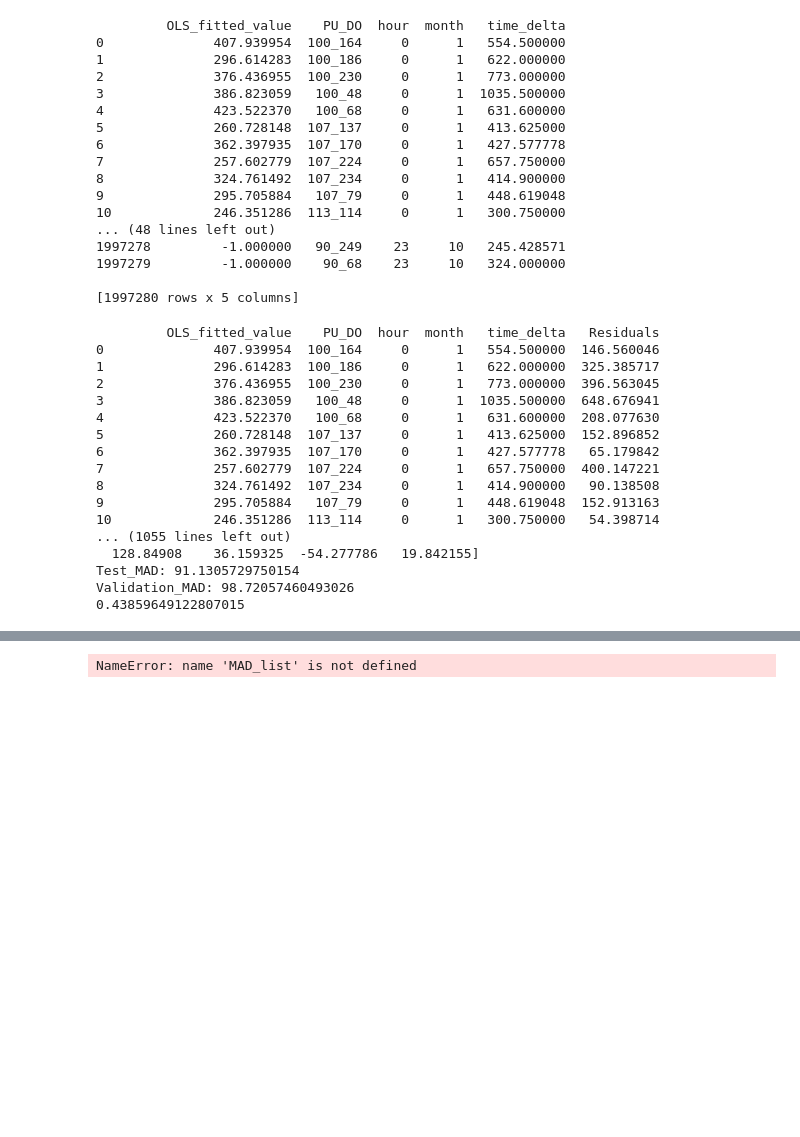
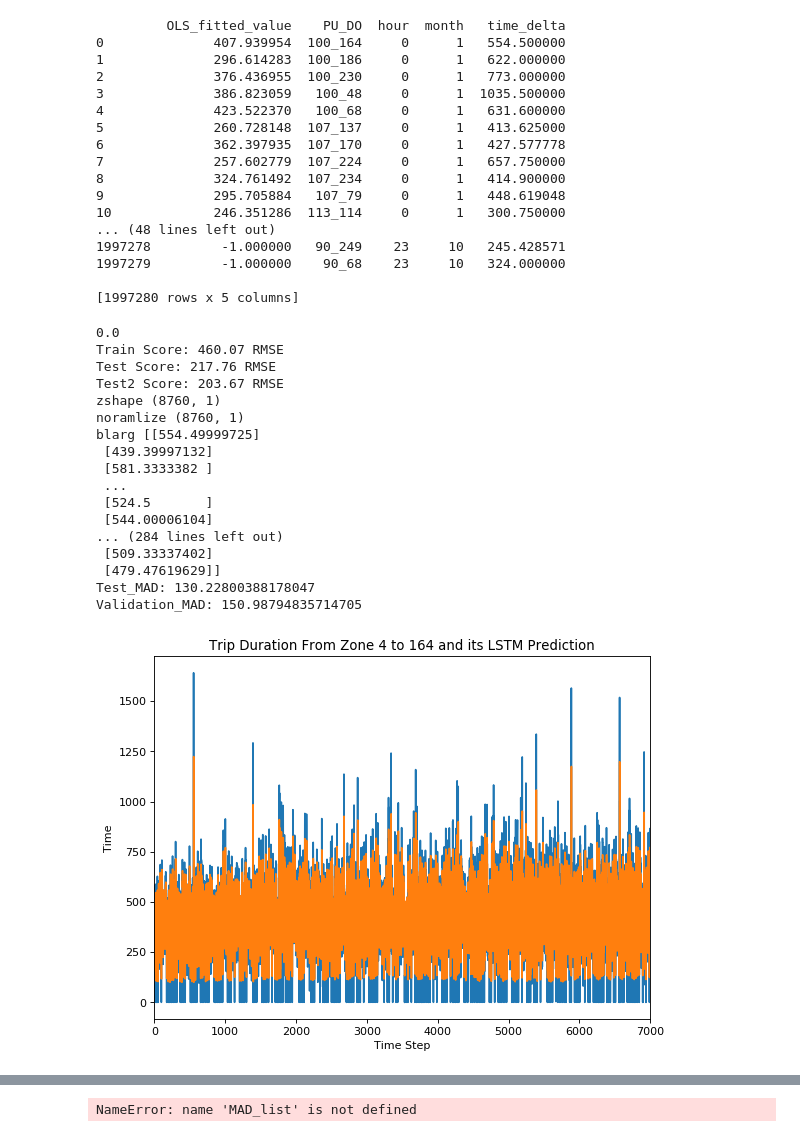
Before and after one commit to khoffm4/Hoffman_Leinwand_COMP755_Project, a Jupyter notebook: Predictive_Model_10-Copy1.ipynb, the cells around one changed output, grey strips where cells are left out. Drawn from its saved outputs; the diff is of its cells as text; code cells hidden in the pictures; blank space fills up the shorter version.

Commit message:
Added LSTM pics

```diff
--- a/Predictive_Model_10-Copy1.ipynb
+++ b/Predictive_Model_10-Copy1.ipynb
@@ -57,12 +56,11 @@ Total_dataframe = dataframe
 
 Total_dataframe = pandas.read_csv('neighbors_2017_combined_train_and_test_with_predictions_fixed_with_zeros.csv', usecols=[4,3,10,11,13])
 Total_dataframe['Residuals'] = Total_dataframe['time_delta'] - Total_dataframe['OLS_fitted_value']
-print(Total_dataframe)
 
 #delete warning flag
 pandas.options.mode.chained_assignment = None  # default='warn'
 
-for i in range(len(PUL_list)):
+for i in range(20):
     print(i/len(PUL_list))
     PULoc = PUL_list[i]
 
@@ -83,6 +81,7 @@ for i in range(len(PUL_list)):
     dataframe = Total_dataframe
     dataframe = dataframe[dataframe['PU_DO'] == PULoc]
     dataframe['Residuals'] = dataset
+    normalizer = dataframe['OLS_fitted_value']
     dataframe = dataframe[dataframe['month'] <= 10]
     dataframe2 = dataframe[dataframe['month'] >= 10]
     dataframe['Residuals']
@@ -145,6 +144,19 @@ for i in range(len(PUL_list)):
     testY = scaler.inverse_transform([testY])
     test2Predict = scaler.inverse_transform(test2Predict)
     test2Y = scaler.inverse_transform([test2Y])
+
+    #Add in the preprocessing
+    normalizer = normalizer.values
+    normalizer = numpy.reshape(normalizer, [len(normalizer),1])
+    trainPredict = trainPredict +  normalizer[0:len(trainPredict)]
+    temp  = normalizer[len(trainPredict)+1 :len(trainPredict)+1 +len(testPredict)-3]
+    testPredict = testPredict + normalizer[len(trainPredict)+1 :len(trainPredict)+1 +len(testPredict)]
+
+    #normalizer = numpy.reshape(normalizer, [len(normalizer),])
+    #print('trainshape:',trainY[0].shape)
+    #print('normalizer:', normalizer.shape)
+    #trainY[0] = trainY[0] + normalizer[:len(trainY[0])]
+
     # calculate root mean squared error
 
     trainScore = math.sqrt(mean_squared_error(trainY[0] ,  trainPredict[:,0]))
@@ -171,50 +183,73 @@ for i in range(len(PUL_list)):
     #testPredictPlot = numpy.empty_like(dataset)
     #testPredictPlot[:, :] = numpy.nan
     #testPredictPlot[len(trainPredict)+(look_back*2)+1:len(dataset)-1, :] = testPredict
     # plot baseline and predictions
     #plt.plot(scaler.inverse_transform(dataset))
     #plt.plot(trainPredictPlot)
     #plt.plot(testPredictPlot)
 
-    print(test2Y[0][0:10])
-    print(test2Predict[:,0][0:10])
+    # shift train predictions for plotting
+    trainPredictPlot = numpy.empty_like(dataset)
+    trainPredictPlot[:, :] = numpy.nan
+    trainPredictPlot[look_back:len(trainPredict)+look_back, :] = trainPredict
+    # shift test predictions for plotting
+    testPredictPlot = numpy.empty_like(dataset)
+    testPredictPlot[:, :] = numpy.nan
+    testPredictPlot[len(trainPredict)+(look_back*2)+1:len(dataset)-1, :] = testPredict
+    # plot baseline and predictions
+    from matplotlib.pyplot import figure
+    figure(num=None, figsize=(8, 6), dpi=80, facecolor='w', edgecolor='k')
+    z = scaler.inverse_transform(dataset)
+    print('zshape', z.shape)
+    print('noramlize',  normalizer[:len(dataset)].shape)
+    print('blarg', scaler.inverse_transform(dataset) + normalizer[:len(dataset)])
+    temp = scaler.inverse_transform(dataset) + normalizer[:len(dataset)]
+    plt.plot(scaler.inverse_transform(dataset)+ normalizer[:len(dataset)] )
+    plt.plot(trainPredictPlot)
+    plt.plot(testPredictPlot)
+    plt.title('Trip Duration From Zone 4 to 164 and its LSTM Prediction')
+    plt.xlabel('Time Step')
+    plt.ylabel('Time')
+    plt.xlim((0,7000))
+
 
 
 
     RMSE_list[i] = test2Score
     Test2_MAPE = numpy.mean(abs(test2Y[0]- test2Predict[:,0] ))
     MAPE_list[i] = Test2_MAPE
     print('Test_MAD:', Test2_MAPE)
 
     #print('Testy:', (testY[0])[0:10])
     #print('Testpredict:', testPredict[:,0])
 
     Test_MAPE = numpy.mean(abs(testY[0]- testPredict[:,0] )  )
     print('Validation_MAD:', Test_MAPE)
 
     Test2_MAD = numpy.mean(abs(test2Y[0]- test2Predict[:,0]))
     Test_MAD = numpy.mean(abs(testY[0]- testPredict[:,0]))
     #print('Test_MAD:', Test2_MAPE)
     #print('Validation_MAD:', Test_MAPE)
 
         #Save the Model
     filename = 'Time_LSTM_Resid' + str(i)  +'.sav'
-    pickle.dump(model, open(filename, 'wb'))
+    #pickle.dump(model, open(filename, 'wb'))
 # %% [output]
-         OLS_fitted_value    PU_DO  hour  month   time_delta   Residuals
-0              407.939954  100_164     0      1   554.500000  146.560046
-1              296.614283  100_186     0      1   622.000000  325.385717
-2              376.436955  100_230     0      1   773.000000  396.563045
-3              386.823059   100_48     0      1  1035.500000  648.676941
-4              423.522370   100_68     0      1   631.600000  208.077630
-5              260.728148  107_137     0      1   413.625000  152.896852
-6              362.397935  107_170     0      1   427.577778   65.179842
-7              257.602779  107_224     0      1   657.750000  400.147221
-8              324.761492  107_234     0      1   414.900000   90.138508
-9              295.705884   107_79     0      1   448.619048  152.913163
-10             246.351286  113_114     0      1   300.750000   54.398714
-... (1055 lines left out)
-  128.84908    36.159325  -54.277786   19.842155]
-Test_MAD: 91.1305729750154
-Validation_MAD: 98.72057460493026
-0.43859649122807015
+0.0
+Train Score: 460.07 RMSE
+Test Score: 217.76 RMSE
+Test2 Score: 203.67 RMSE
+zshape (8760, 1)
+noramlize (8760, 1)
+blarg [[554.49999725]
+ [439.39997132]
+ [581.3333382 ]
+ ...
+ [524.5       ]
+ [544.00006104]
+... (284 lines left out)
+ [509.33337402]
+ [479.47619629]]
+Test_MAD: 130.22800388178047
+Validation_MAD: 150.98794835714705
+[figure, added]
```
Also changed, not shown: parts of 3 cells of this notebook, 4 other files.
